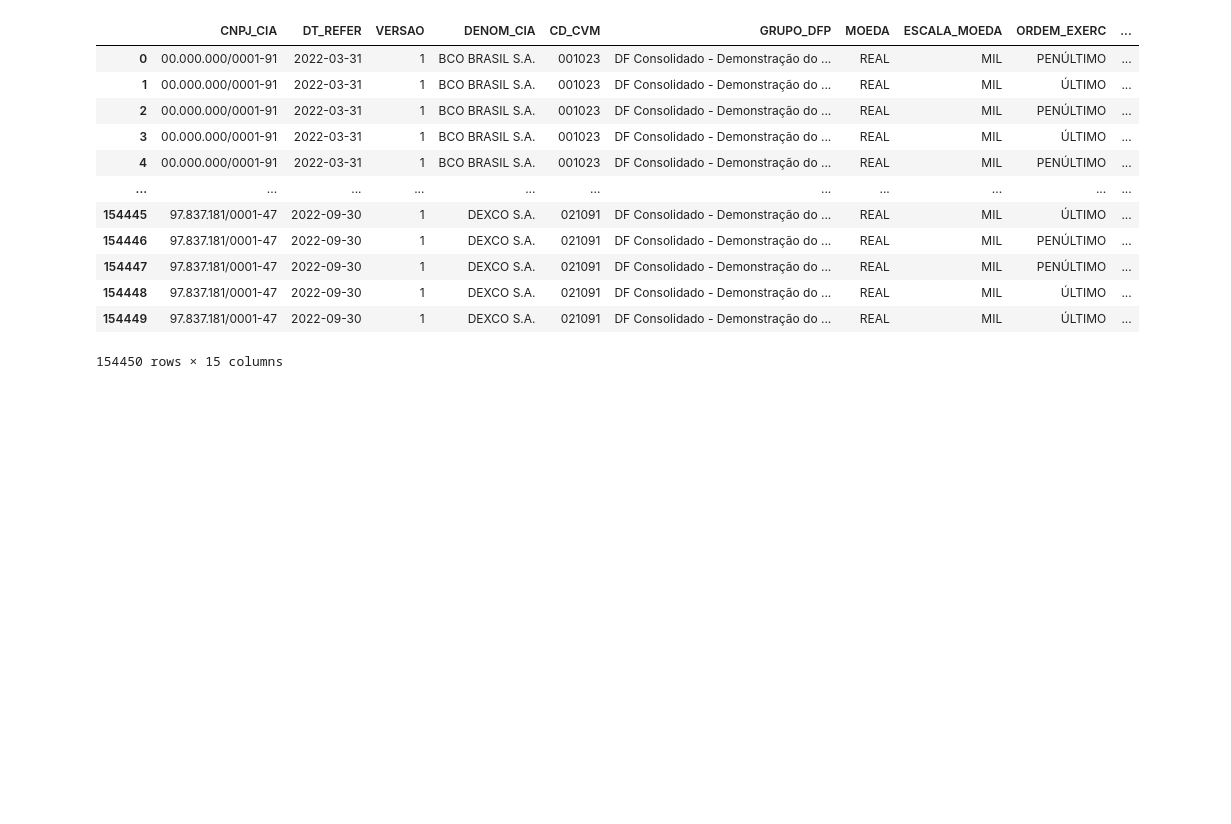
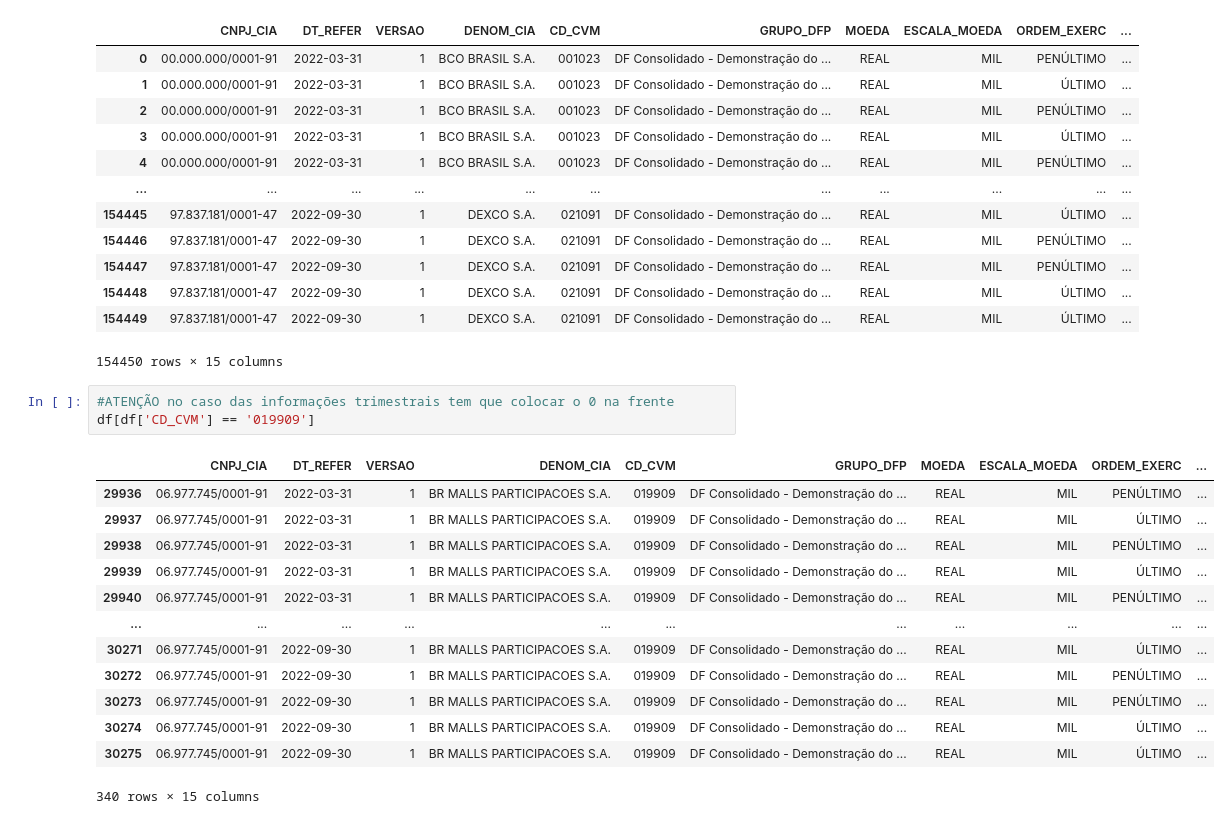
Before and after one commit to robertoricci/Curso-Python-para-Mercado-Financeiro-Trading-com-Dados, a Jupyter notebook: 04_Análise_Fundamentalista_com_Python.ipynb, the cells around one changed output. Cells and saved outputs as stored; diff of their text form; blank space fills up the shorter version.

```diff
--- a/04_Análise_Fundamentalista_com_Python.ipynb
+++ b/04_Análise_Fundamentalista_com_Python.ipynb
@@ -288,3 +305,20 @@ df
 | 154448 | 97.837.181/0001-47 | 2022-09-30 | 1 | DEXCO S.A. | 021091 | DF Consolidado - Demonstração do ... | REAL | MIL | ÚLTIMO | ... |
 | 154449 | 97.837.181/0001-47 | 2022-09-30 | 1 | DEXCO S.A. | 021091 | DF Consolidado - Demonstração do ... | REAL | MIL | ÚLTIMO | ... |
 154450 rows × 15 columns
+# %%
+#ATENÇÃO no caso das informações trimestrais tem que colocar o 0 na frente
+df[df['CD_CVM'] == '019909']
+# %% [output]
+|  | CNPJ_CIA | DT_REFER | VERSAO | DENOM_CIA | CD_CVM | GRUPO_DFP | MOEDA | ESCALA_MOEDA | ORDEM_EXERC | ... |
+| 29936 | 06.977.745/0001-91 | 2022-03-31 | 1 | BR MALLS PARTICIPACOES S.A. | 019909 | DF Consolidado - Demonstração do ... | REAL | MIL | PENÚLTIMO | ... |
+| 29937 | 06.977.745/0001-91 | 2022-03-31 | 1 | BR MALLS PARTICIPACOES S.A. | 019909 | DF Consolidado - Demonstração do ... | REAL | MIL | ÚLTIMO | ... |
+| 29938 | 06.977.745/0001-91 | 2022-03-31 | 1 | BR MALLS PARTICIPACOES S.A. | 019909 | DF Consolidado - Demonstração do ... | REAL | MIL | PENÚLTIMO | ... |
+| 29939 | 06.977.745/0001-91 | 2022-03-31 | 1 | BR MALLS PARTICIPACOES S.A. | 019909 | DF Consolidado - Demonstração do ... | REAL | MIL | ÚLTIMO | ... |
+| 29940 | 06.977.745/0001-91 | 2022-03-31 | 1 | BR MALLS PARTICIPACOES S.A. | 019909 | DF Consolidado - Demonstração do ... | REAL | MIL | PENÚLTIMO | ... |
+| ... | ... | ... | ... | ... | ... | ... | ... | ... | ... | ... |
+| 30271 | 06.977.745/0001-91 | 2022-09-30 | 1 | BR MALLS PARTICIPACOES S.A. | 019909 | DF Consolidado - Demonstração do ... | REAL | MIL | ÚLTIMO | ... |
+| 30272 | 06.977.745/0001-91 | 2022-09-30 | 1 | BR MALLS PARTICIPACOES S.A. | 019909 | DF Consolidado - Demonstração do ... | REAL | MIL | PENÚLTIMO | ... |
+| 30273 | 06.977.745/0001-91 | 2022-09-30 | 1 | BR MALLS PARTICIPACOES S.A. | 019909 | DF Consolidado - Demonstração do ... | REAL | MIL | PENÚLTIMO | ... |
+| 30274 | 06.977.745/0001-91 | 2022-09-30 | 1 | BR MALLS PARTICIPACOES S.A. | 019909 | DF Consolidado - Demonstração do ... | REAL | MIL | ÚLTIMO | ... |
+| 30275 | 06.977.745/0001-91 | 2022-09-30 | 1 | BR MALLS PARTICIPACOES S.A. | 019909 | DF Consolidado - Demonstração do ... | REAL | MIL | ÚLTIMO | ... |
+340 rows × 15 columns
```
Also changed, not shown: parts of 11 cells of this notebook.
